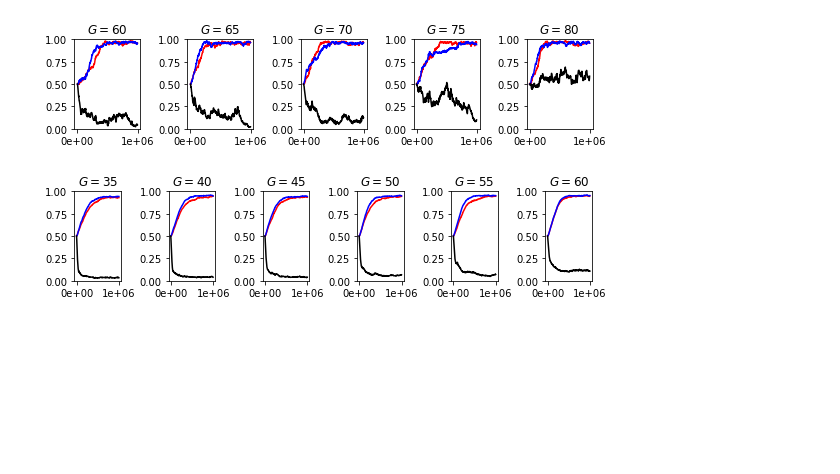
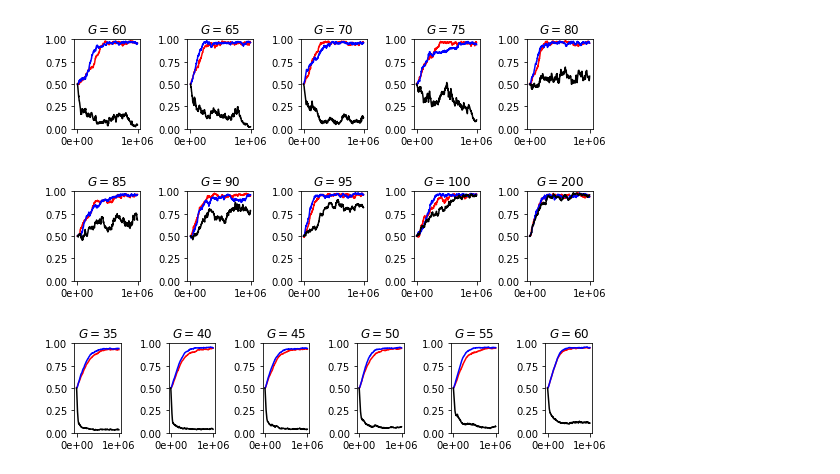
Before and after one commit to mt-digital/badscience-solutions, a Jupyter notebook: notebooks/Mutation parameter tuning.ipynb, the cells around one changed output. Cells and saved outputs as stored; diff of their text form; code cells hidden in the pictures; blank space fills up the shorter version.

```diff
--- a/notebooks/Mutation parameter tuning.ipynb
+++ b/notebooks/Mutation parameter tuning.ipynb
@@ -42,7 +32,9 @@ low_funding=60, high_funding=80);
 # %% [output]
 [figure]
 # %%
-plot_award_experiment(
+plot_award_experiment_row(
     experiment_dir='../awardAmounts?MuRate=0.1&initFPR=0.5',
 low_funding=85, high_funding=200);
+# %% [output]
+[figure, added]
 # %%
```
Also changed, not shown: parts of 11 cells of this notebook, 1 other file.
